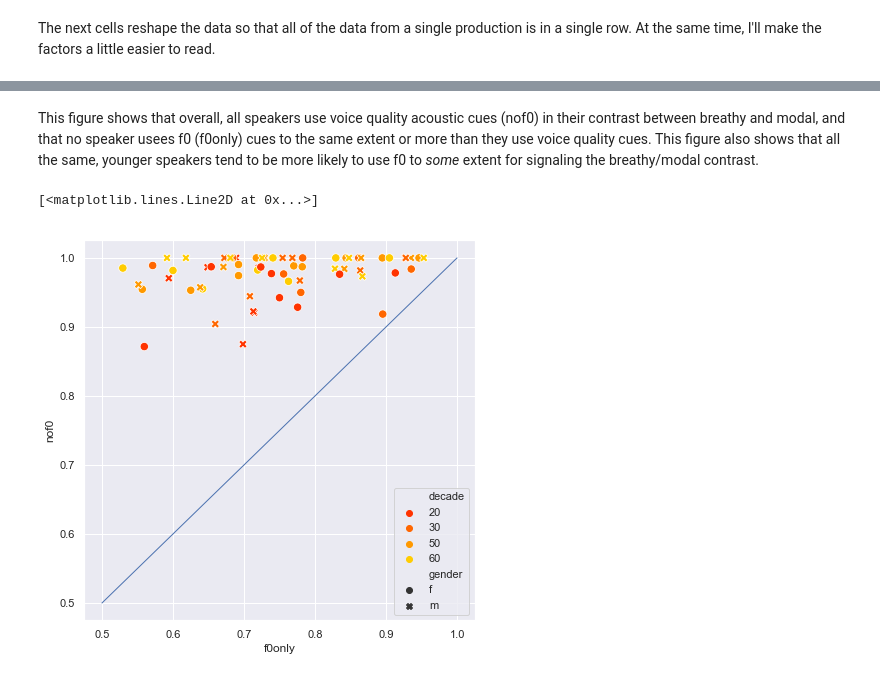
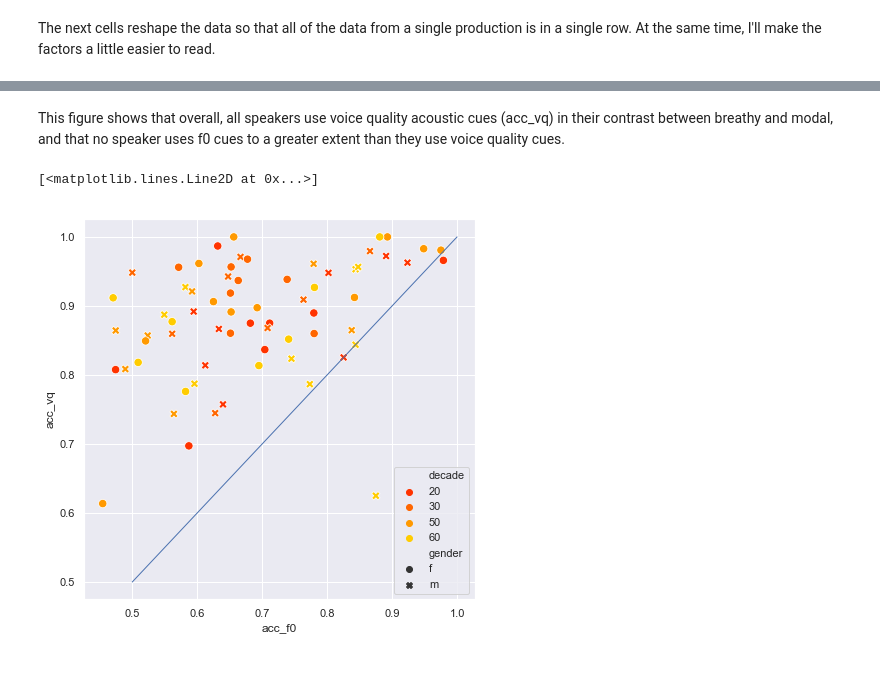
Before and after one commit to susanlinucb/kuy_production, a Jupyter notebook: LDA_accuracy.ipynb, the cells around one changed output, grey strips where cells are left out. Cells and saved outputs as stored; diff of their text form; code cells hidden in the pictures.

```diff
--- a/LDA_accuracy.ipynb
+++ b/LDA_accuracy.ipynb
@@ -19,0 +98,4 @@ df.head()
+# %%
+pitch_factors = ['f0']
+vq_factors = ['H1c','H1H2c','H1A1c','H1A2c','H1A3c','CPP']
+explainP = 0.8
@@ -19,0 +153,4 @@ df.head()
+# %%
+resultsdf = socialdf.merge(accdf)
+resultsdf.decade = resultsdf.decade.astype(str)
+resultsdf.head()
@@ -64,21 +165,0 @@ For each speaker, do the following:
-# %%
-acc_f0 = []
-acc_nof0 = []
-acc_all = []
-
-for s in t.sp.unique():
-    tsub = t[t.sp==s].dropna(axis='rows')
-
-    x = tsub.iloc[:,10:]
-    y = tsub.iloc[:,:10]
-
-    f0_only = x.iloc[:,[0,8,16,24,32]]
-    nof0 = x.drop(['f0_2','f0_6','f0_10','f0_14','f0_18','F1_2','F1_6','F1_10','F1_14','F1_18'], axis=1)
-    full = pd.concat([f0_only,nof0], axis=1)
-
-    acc_f0 = acc_f0+[lda_acc(f0_only, y.vqual)]
-    acc_nof0 = acc_nof0+[lda_acc(nof0, y.vqual)]
-    acc_all = acc_all+[lda_acc(x, y.vqual)]
-
-resultsdf = pd.DataFrame({'sp':t.sp.unique(),'f0only':acc_f0, 'nof0':acc_nof0, 'full':acc_all})
-resultsdf.head()
@@ -97,2 +165,0 @@ socialdf = df.groupby(['sp','age','decade','gender','yearsaway','experiencePC','
-# %%
-resultsdf = socialdf.merge(resultsdf)
@@ -124,11 +166,11 @@ resultsdf
 # %% [markdown]
-This figure shows that overall, all speakers use voice quality acoustic cues (nof0) in their contrast between breathy and modal, and that no speaker usees f0 (f0only) cues to the same extent or more than they use voice quality cues.  This figure also shows that all the same, younger speakers tend to be more likely to use f0 to _some_ extent for signaling the breathy/modal contrast.
+This figure shows that overall, all speakers use voice quality acoustic cues (acc_vq) in their contrast between breathy and modal, and that no speaker uses f0 cues to a greater extent than they use voice quality cues.
 # %%
 sns.set(rc={'figure.figsize':(7,7)})
-splot = sns.scatterplot(x='f0only',y='nof0',style='gender',
+splot = sns.scatterplot(x='acc_f0',y='acc_vq',style='gender',
                         hue='decade',palette=sns.color_palette("autumn",n_colors=len(resultsdf.decade.unique())),s=70,
                         data=resultsdf)
 plt.plot([0.5, 1], [0.5, 1], linewidth=1)
 # %% [output]
 [<matplotlib.lines.Line2D at 0x...>]
-[figure, old version]
+[figure, new version]
```
Also changed, not shown: parts of 28 cells of this notebook.
